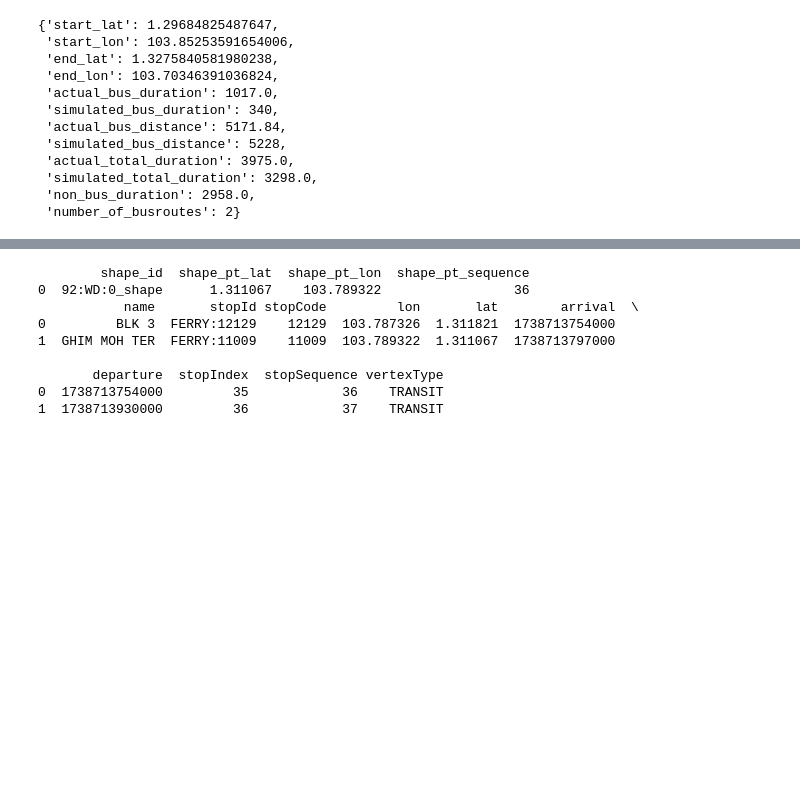
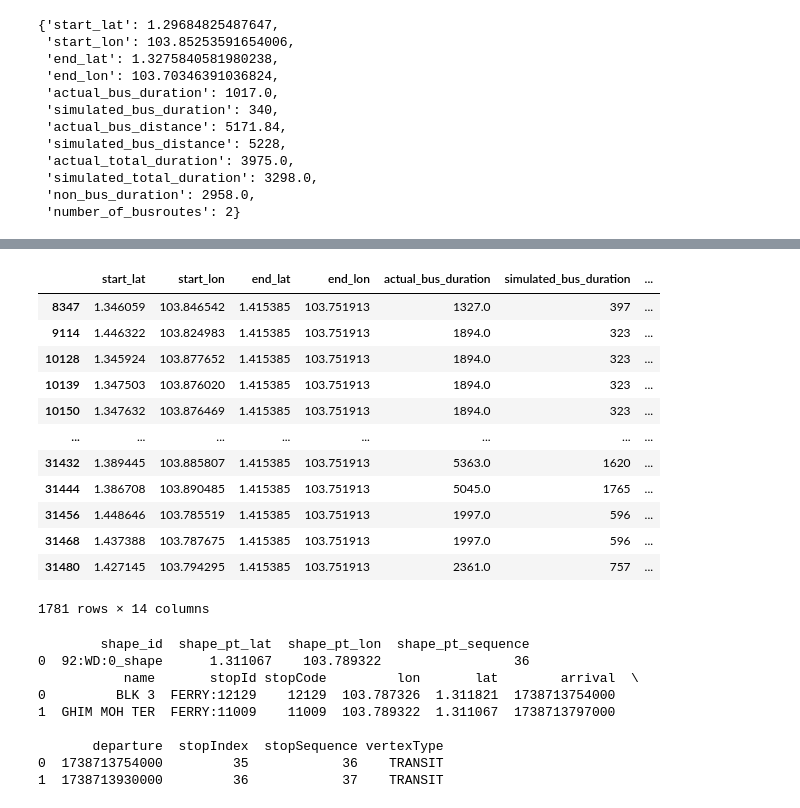
Before and after one commit to pakhuiying/NCCS_analysis, a Jupyter notebook: impact_travel_time.ipynb, the cells around one changed output, grey strips where cells are left out. Saved outputs shown, nothing was run; the diff lists cells and outputs as text; code cells hidden in the pictures; blank space fills up the shorter version.

Commit message:
rerun bus routing simulation using OneMap API bus routes

```diff
--- a/impact_travel_time.ipynb
+++ b/impact_travel_time.ipynb
@@ -264,0 +262,3 @@ itinerary_df = pd.DataFrame.from_records(itinerary_entries)
+# %%
+itinerary_df = pd.read_csv(os.path.join(r"data","bus_routing_GTFS.csv"))
+itinerary_df.head()
@@ -264,0 +272,4 @@ itinerary_df = pd.DataFrame.from_records(itinerary_entries)
+# %%
+print(len(set(itinerary_df['end_nodesID'])))
+print(itinerary_df.dtypes)
+itinerary_df_list = {k:df for k,df in itinerary_df.groupby('end_nodesID')}
@@ -265,3 +293,19 @@ itinerary_df = pd.DataFrame.from_records(itinerary_entries)
+# %%
+itinerary_df_list[list(itinerary_df_list)[0]]
+# %% [output]
+|  | start_lat | start_lon | end_lat | end_lon | actual_bus_duration | simulated_bus_duration | ... |
+| 8347 | 1.346059 | 103.846542 | 1.415385 | 103.751913 | 1327.0 | 397 | ... |
+| 9114 | 1.446322 | 103.824983 | 1.415385 | 103.751913 | 1894.0 | 323 | ... |
+| 10128 | 1.345924 | 103.877652 | 1.415385 | 103.751913 | 1894.0 | 323 | ... |
+| 10139 | 1.347503 | 103.876020 | 1.415385 | 103.751913 | 1894.0 | 323 | ... |
+| 10150 | 1.347632 | 103.876469 | 1.415385 | 103.751913 | 1894.0 | 323 | ... |
+| ... | ... | ... | ... | ... | ... | ... | ... |
+| 31432 | 1.389445 | 103.885807 | 1.415385 | 103.751913 | 5363.0 | 1620 | ... |
+| 31444 | 1.386708 | 103.890485 | 1.415385 | 103.751913 | 5045.0 | 1765 | ... |
+| 31456 | 1.448646 | 103.785519 | 1.415385 | 103.751913 | 1997.0 | 596 | ... |
+| 31468 | 1.437388 | 103.787675 | 1.415385 | 103.751913 | 1997.0 | 596 | ... |
+| 31480 | 1.427145 | 103.794295 | 1.415385 | 103.751913 | 2361.0 | 757 | ... |
+1781 rows × 14 columns
 # %%
 itinerary = utils.load_json(r"D:\PAKHUIYING\publicTransit_busRouting_GTFS\12121to258305981.json")
 gtfs = pd.DataFrame(itinerary['busLegs'][0]['gtfs'])
```
Also changed, not shown: parts of 9 cells of this notebook, 1 other file.
